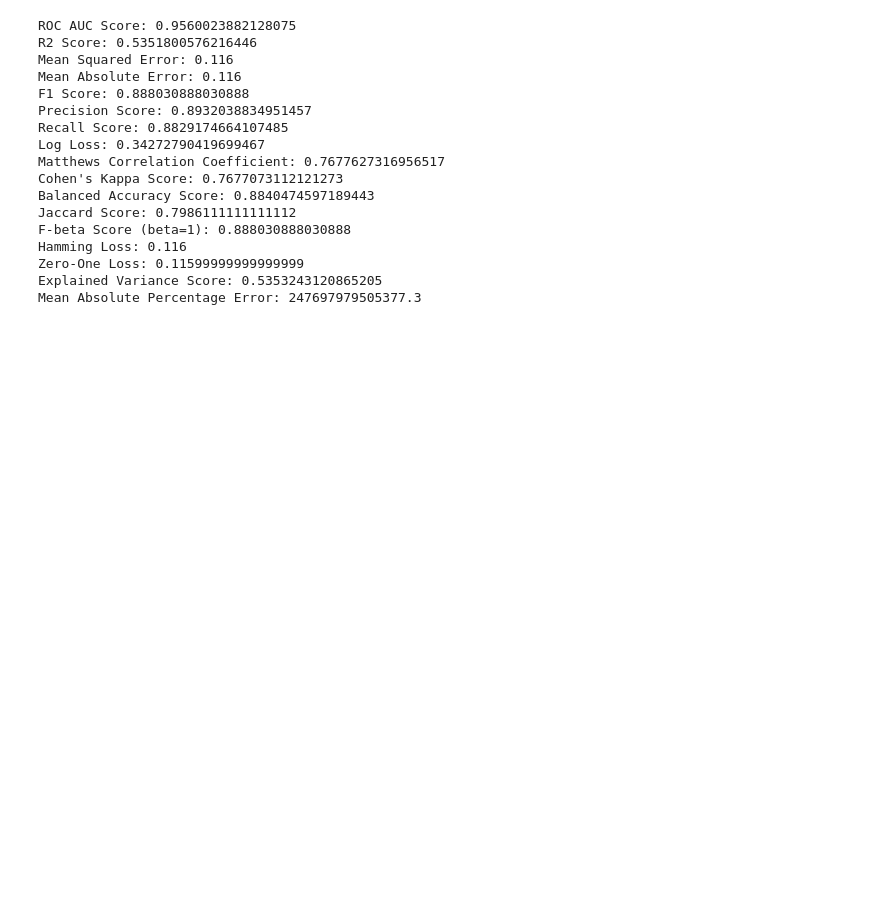
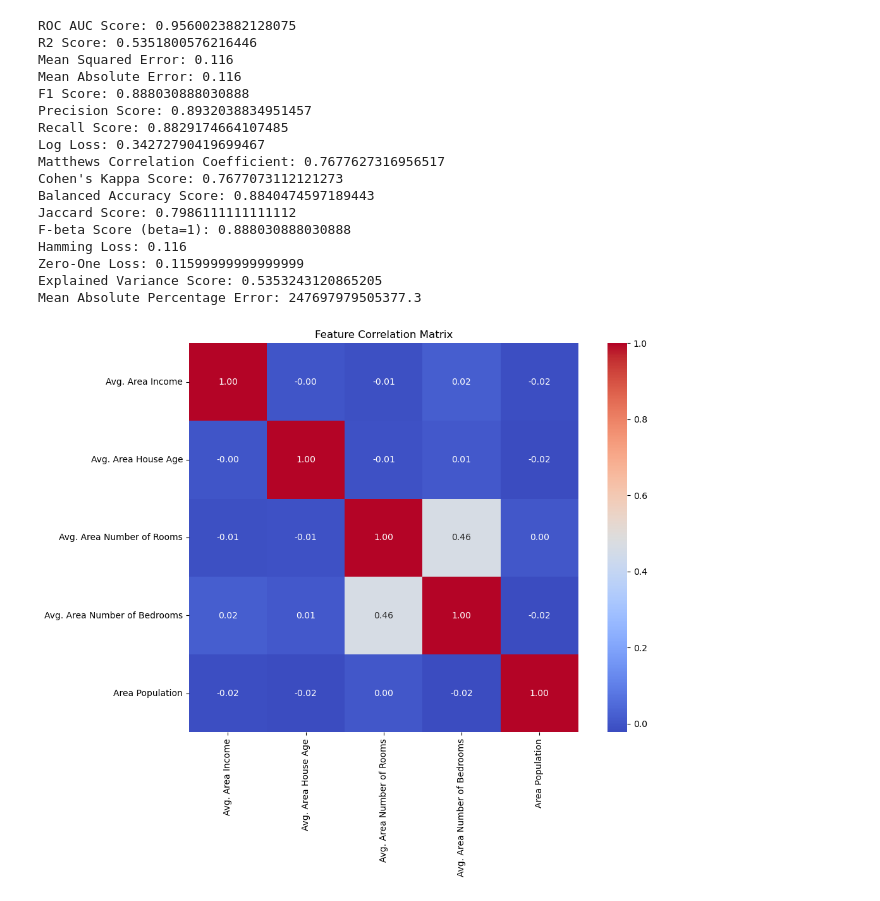
Before and after one commit to Soumyad3110/.ipynb, a Jupyter notebook: Naive_Bayes.ipynb, the cells around one changed output. Cells and saved outputs as stored; diff of their text form; code cells hidden in the pictures; blank space fills up the shorter version.

```diff
--- a/Naive_Bayes.ipynb
+++ b/Naive_Bayes.ipynb
@@ -174,3 +174,11 @@ Hamming Loss: 0.116
 Zero-One Loss: 0.11599999999999999
 Explained Variance Score: 0.5353243120865205
 Mean Absolute Percentage Error: 247697979505377.3
+# %%
+# Correlation matrix for features
+plt.figure(figsize=(12, 8))
+sns.heatmap(X.corr(), annot=True, fmt='.2f', cmap='coolwarm', square=True)
+plt.title('Feature Correlation Matrix')
+plt.show()
+# %% [output]
+[figure, added]
```
Also changed, not shown: parts of 3 cells of this notebook.
